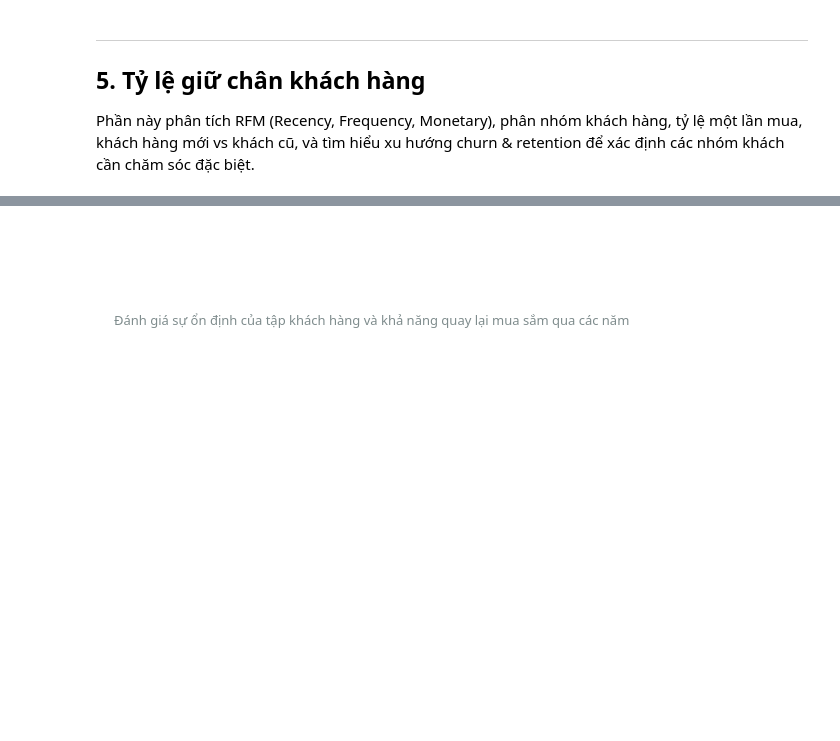
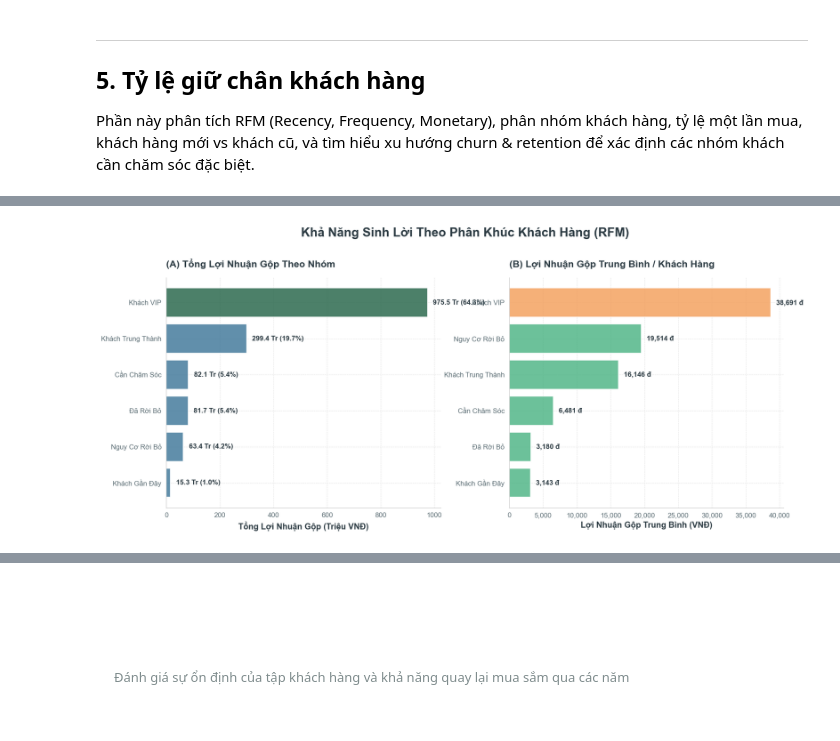
Before and after one commit to CodeDaoVietNam/DATATHON_2026, a Jupyter notebook: notebooks/03_EDA_Final_1.ipynb, the cells around one changed output, grey strips where cells are left out. Drawn from its saved outputs; the diff is of its cells as text; code cells hidden in the pictures; blank space fills up the shorter version.

```diff
--- a/notebooks/03_EDA_Final_1.ipynb
+++ b/notebooks/03_EDA_Final_1.ipynb
@@ -359,0 +440,4 @@ RFM và tỷ lệ khách hàng 1 lần / khách mới - khách cũ
+# %%
+plot_segment_profitability(customer_rfm)
+# %% [output]
+[figure, added]
```
Also changed, not shown: parts of 38 cells of this notebook, 1 other file.
